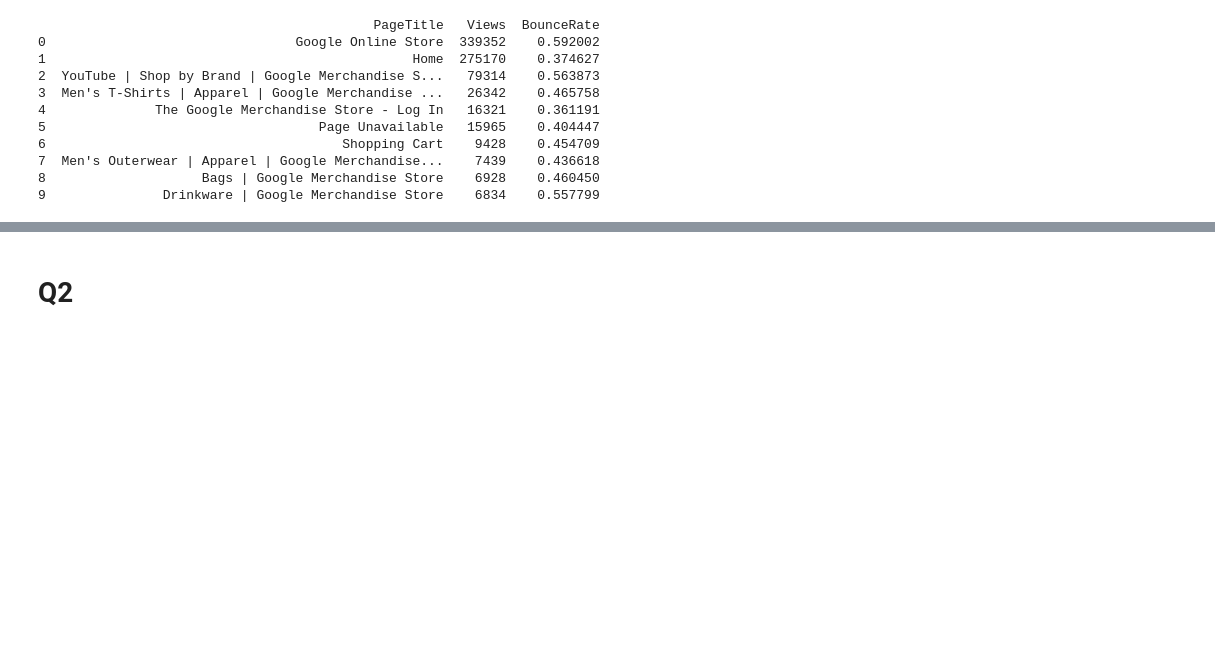
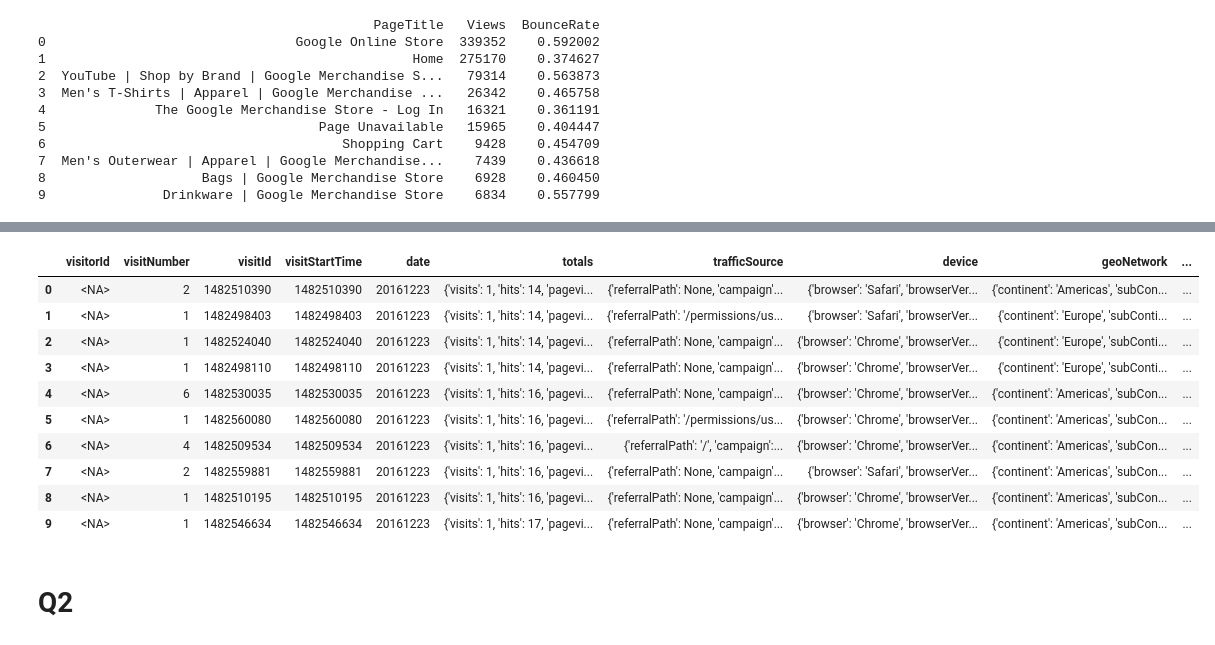
Before and after one commit to woobrandon/DSA3101-Potato-Wedges, a Jupyter notebook: GoogleAnalyticsAnalysis.ipynb, the cells around one changed output, grey strips where cells are left out. Saved outputs shown, nothing was run; the diff lists cells and outputs as text; code cells hidden in the pictures; blank space fills up the shorter version.

```diff
--- a/GoogleAnalyticsAnalysis.ipynb
+++ b/GoogleAnalyticsAnalysis.ipynb
@@ -1,10 +1,11 @@
 # %%
 from google.cloud import bigquery
 import pandas as pd
-pd.set_option('display.width', 1000)
+pd.set_option("display.max_columns", None)
+pd.set_option('display.width', 10000)
 
 # Change the project name here to your project name in your account
-client = bigquery.Client(project="dsa3101-434713")
+client = bigquery.Client(project="dsa3101-435110")
 # %% [markdown]
 # Q1
 # %% [markdown]
@@ -78,3 +148,26 @@ print(result_df, "\n")
+# %%
+query = f"""
+    SELECT *
+    FROM `bigquery-public-data.google_analytics_sample.ga_sessions_*`
+    LIMIT 10
+    """
+rows = client.query(query)
+
+result_df = rows.to_dataframe()
+
+result_df
+# %% [output]
+|  | visitorId | visitNumber | visitId | visitStartTime | date | totals | trafficSource | device | geoNetwork | ... |
+| 0 | <NA> | 2 | 1482510390 | 1482510390 | 20161223 | {'visits': 1, 'hits': 14, 'pagevi... | {'referralPath': None, 'campaign'... | {'browser': 'Safari', 'browserVer... | {'continent': 'Americas', 'subCon... | ... |
+| 1 | <NA> | 1 | 1482498403 | 1482498403 | 20161223 | {'visits': 1, 'hits': 14, 'pagevi... | {'referralPath': '/permissions/us... | {'browser': 'Safari', 'browserVer... | {'continent': 'Europe', 'subConti... | ... |
+| 2 | <NA> | 1 | 1482524040 | 1482524040 | 20161223 | {'visits': 1, 'hits': 14, 'pagevi... | {'referralPath': None, 'campaign'... | {'browser': 'Chrome', 'browserVer... | {'continent': 'Europe', 'subConti... | ... |
+| 3 | <NA> | 1 | 1482498110 | 1482498110 | 20161223 | {'visits': 1, 'hits': 14, 'pagevi... | {'referralPath': None, 'campaign'... | {'browser': 'Chrome', 'browserVer... | {'continent': 'Europe', 'subConti... | ... |
+| 4 | <NA> | 6 | 1482530035 | 1482530035 | 20161223 | {'visits': 1, 'hits': 16, 'pagevi... | {'referralPath': None, 'campaign'... | {'browser': 'Chrome', 'browserVer... | {'continent': 'Americas', 'subCon... | ... |
+| 5 | <NA> | 1 | 1482560080 | 1482560080 | 20161223 | {'visits': 1, 'hits': 16, 'pagevi... | {'referralPath': '/permissions/us... | {'browser': 'Chrome', 'browserVer... | {'continent': 'Americas', 'subCon... | ... |
+| 6 | <NA> | 4 | 1482509534 | 1482509534 | 20161223 | {'visits': 1, 'hits': 16, 'pagevi... | {'referralPath': '/', 'campaign':... | {'browser': 'Chrome', 'browserVer... | {'continent': 'Americas', 'subCon... | ... |
+| 7 | <NA> | 2 | 1482559881 | 1482559881 | 20161223 | {'visits': 1, 'hits': 16, 'pagevi... | {'referralPath': None, 'campaign'... | {'browser': 'Safari', 'browserVer... | {'continent': 'Americas', 'subCon... | ... |
+| 8 | <NA> | 1 | 1482510195 | 1482510195 | 20161223 | {'visits': 1, 'hits': 16, 'pagevi... | {'referralPath': None, 'campaign'... | {'browser': 'Chrome', 'browserVer... | {'continent': 'Americas', 'subCon... | ... |
+| 9 | <NA> | 1 | 1482546634 | 1482546634 | 20161223 | {'visits': 1, 'hits': 17, 'pagevi... | {'referralPath': None, 'campaign'... | {'browser': 'Chrome', 'browserVer... | {'continent': 'Americas', 'subCon... | ... |
 # %% [markdown]
 # Q2
 # %% [markdown]
```
Also changed, not shown: parts of 4 cells of this notebook.
